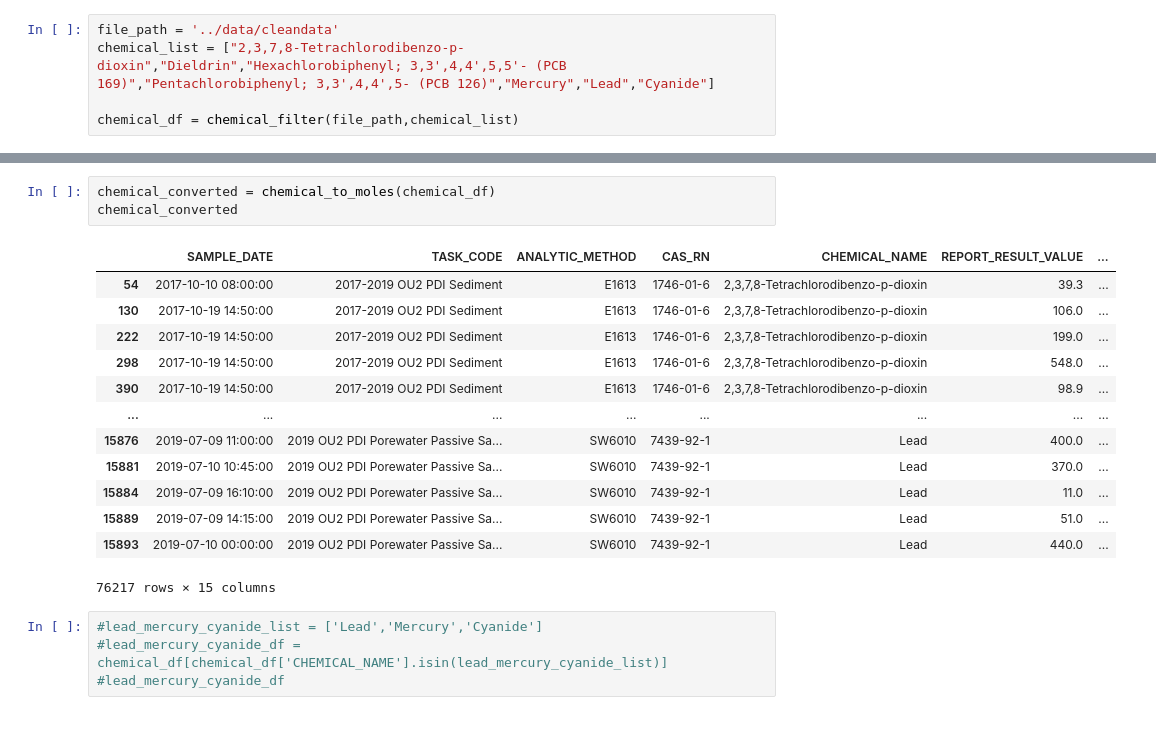
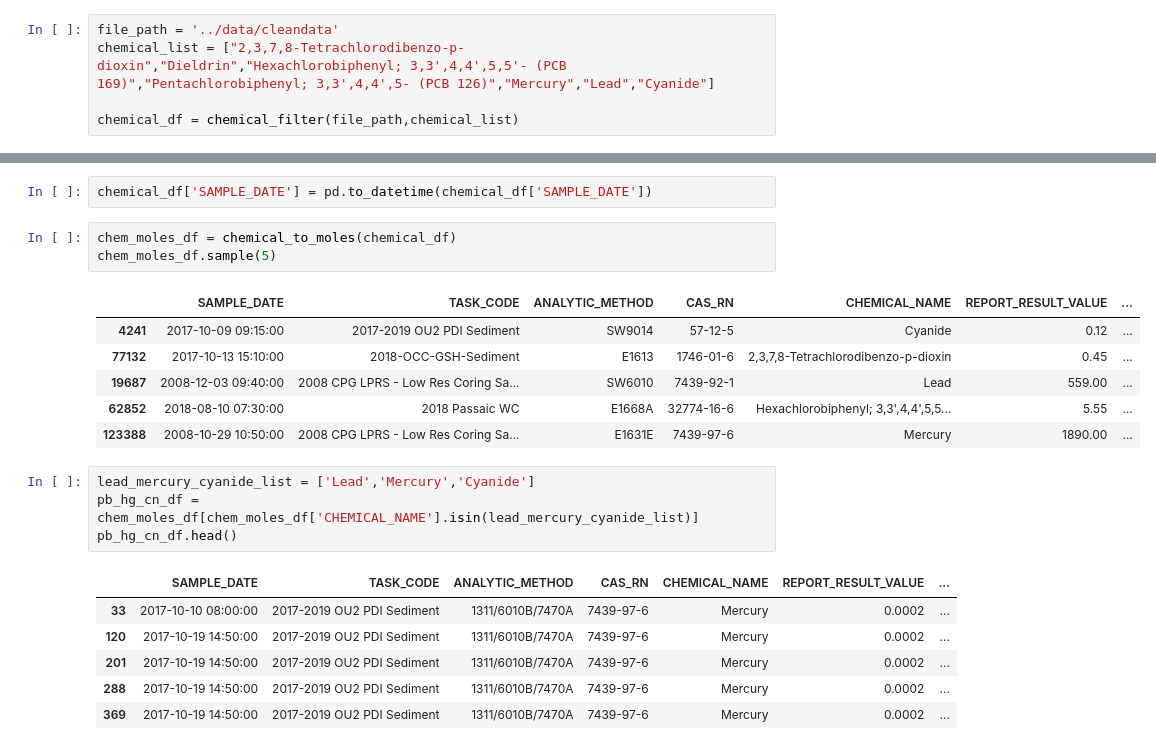
Before and after one commit to kxh3/environmental_contamination, a Jupyter notebook: notebooks/andrew.ipynb, the cells around one changed output, grey strips where cells are left out. Saved outputs shown, nothing was run; the diff lists cells and outputs as text.

```diff
--- a/notebooks/andrew.ipynb
+++ b/notebooks/andrew.ipynb
@@ -34,21 +40,23 @@ chemical_df
-# %%
-chemical_converted = chemical_to_moles(chemical_df)
-chemical_converted
-# %% [output]
-|  | SAMPLE_DATE | TASK_CODE | ANALYTIC_METHOD | CAS_RN | CHEMICAL_NAME | REPORT_RESULT_VALUE | ... |
-| 54 | 2017-10-10 08:00:00 | 2017-2019 OU2 PDI Sediment | E1613 | 1746-01-6 | 2,3,7,8-Tetrachlorodibenzo-p-dioxin | 39.3 | ... |
-| 130 | 2017-10-19 14:50:00 | 2017-2019 OU2 PDI Sediment | E1613 | 1746-01-6 | 2,3,7,8-Tetrachlorodibenzo-p-dioxin | 106.0 | ... |
-| 222 | 2017-10-19 14:50:00 | 2017-2019 OU2 PDI Sediment | E1613 | 1746-01-6 | 2,3,7,8-Tetrachlorodibenzo-p-dioxin | 199.0 | ... |
-| 298 | 2017-10-19 14:50:00 | 2017-2019 OU2 PDI Sediment | E1613 | 1746-01-6 | 2,3,7,8-Tetrachlorodibenzo-p-dioxin | 548.0 | ... |
-| 390 | 2017-10-19 14:50:00 | 2017-2019 OU2 PDI Sediment | E1613 | 1746-01-6 | 2,3,7,8-Tetrachlorodibenzo-p-dioxin | 98.9 | ... |
-| ... | ... | ... | ... | ... | ... | ... | ... |
-| 15876 | 2019-07-09 11:00:00 | 2019 OU2 PDI Porewater Passive Sa... | SW6010 | 7439-92-1 | Lead | 400.0 | ... |
-| 15881 | 2019-07-10 10:45:00 | 2019 OU2 PDI Porewater Passive Sa... | SW6010 | 7439-92-1 | Lead | 370.0 | ... |
-| 15884 | 2019-07-09 16:10:00 | 2019 OU2 PDI Porewater Passive Sa... | SW6010 | 7439-92-1 | Lead | 11.0 | ... |
-| 15889 | 2019-07-09 14:15:00 | 2019 OU2 PDI Porewater Passive Sa... | SW6010 | 7439-92-1 | Lead | 51.0 | ... |
-| 15893 | 2019-07-10 00:00:00 | 2019 OU2 PDI Porewater Passive Sa... | SW6010 | 7439-92-1 | Lead | 440.0 | ... |
-76217 rows × 15 columns
+# %%
+chemical_df['SAMPLE_DATE'] = pd.to_datetime(chemical_df['SAMPLE_DATE'])
+# %%
+chem_moles_df = chemical_to_moles(chemical_df)
+chem_moles_df.sample(5)
+# %% [output]
+|  | SAMPLE_DATE | TASK_CODE | ANALYTIC_METHOD | CAS_RN | CHEMICAL_NAME | REPORT_RESULT_VALUE | ... |
+| 4241 | 2017-10-09 09:15:00 | 2017-2019 OU2 PDI Sediment | SW9014 | 57-12-5 | Cyanide | 0.12 | ... |
+| 77132 | 2017-10-13 15:10:00 | 2018-OCC-GSH-Sediment | E1613 | 1746-01-6 | 2,3,7,8-Tetrachlorodibenzo-p-dioxin | 0.45 | ... |
+| 19687 | 2008-12-03 09:40:00 | 2008 CPG LPRS - Low Res Coring Sa... | SW6010 | 7439-92-1 | Lead | 559.00 | ... |
+| 62852 | 2018-08-10 07:30:00 | 2018 Passaic WC | E1668A | 32774-16-6 | Hexachlorobiphenyl; 3,3',4,4',5,5... | 5.55 | ... |
+| 123388 | 2008-10-29 10:50:00 | 2008 CPG LPRS - Low Res Coring Sa... | E1631E | 7439-97-6 | Mercury | 1890.00 | ... |
 # %%
-#lead_mercury_cyanide_list = ['Lead','Mercury','Cyanide']
-#lead_mercury_cyanide_df = chemical_df[chemical_df['CHEMICAL_NAME'].isin(lead_mercury_cyanide_list)]
-#lead_mercury_cyanide_df
+lead_mercury_cyanide_list = ['Lead','Mercury','Cyanide']
+pb_hg_cn_df = chem_moles_df[chem_moles_df['CHEMICAL_NAME'].isin(lead_mercury_cyanide_list)]
+pb_hg_cn_df.head()
+# %% [output]
+|  | SAMPLE_DATE | TASK_CODE | ANALYTIC_METHOD | CAS_RN | CHEMICAL_NAME | REPORT_RESULT_VALUE | ... |
+| 33 | 2017-10-10 08:00:00 | 2017-2019 OU2 PDI Sediment | 1311/6010B/7470A | 7439-97-6 | Mercury | 0.0002 | ... |
+| 120 | 2017-10-19 14:50:00 | 2017-2019 OU2 PDI Sediment | 1311/6010B/7470A | 7439-97-6 | Mercury | 0.0002 | ... |
+| 201 | 2017-10-19 14:50:00 | 2017-2019 OU2 PDI Sediment | 1311/6010B/7470A | 7439-97-6 | Mercury | 0.0002 | ... |
+| 288 | 2017-10-19 14:50:00 | 2017-2019 OU2 PDI Sediment | 1311/6010B/7470A | 7439-97-6 | Mercury | 0.0002 | ... |
+| 369 | 2017-10-19 14:50:00 | 2017-2019 OU2 PDI Sediment | 1311/6010B/7470A | 7439-97-6 | Mercury | 0.0002 | ... |
```
Also changed, not shown: parts of 4 cells of this notebook, 2 other files.
